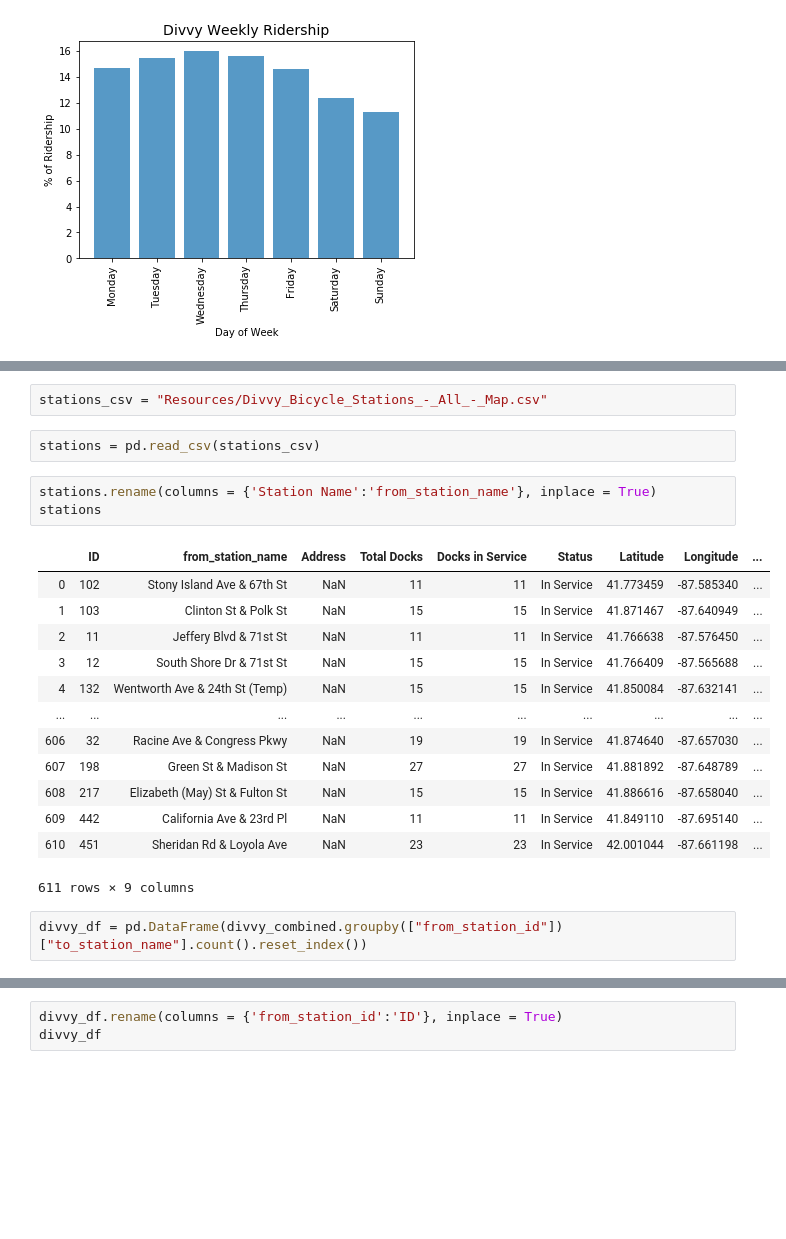
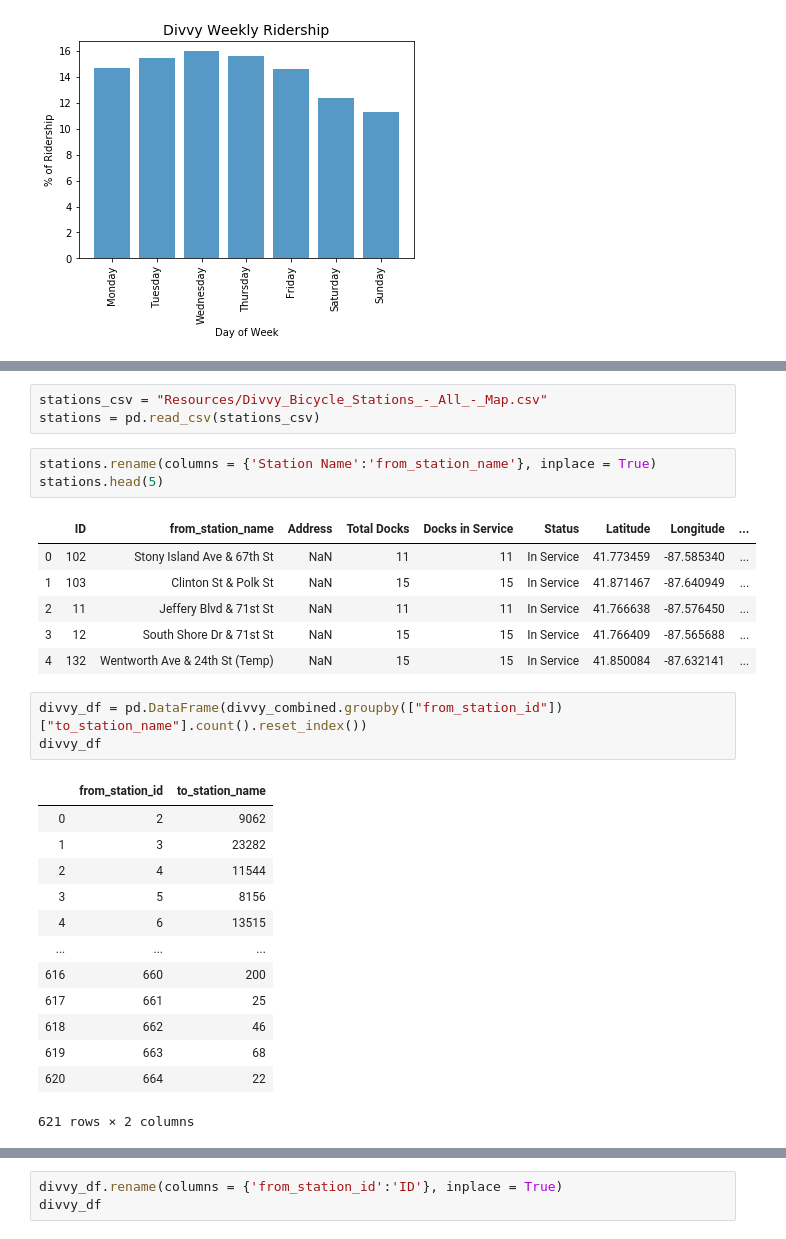
Before and after one commit to AlejandraRosa/Divvy_Project, a Jupyter notebook: Divvy_main.ipynb, the cells around one changed output, grey strips where cells are left out. Cells and saved outputs as stored; diff of their text form; blank space fills up the shorter version.

```diff
--- a/Divvy_main.ipynb
+++ b/Divvy_main.ipynb
@@ -272,24 +337,31 @@ plt.show
 <img src="Images/Divvy-bean.jpg" width="50%" height="50%">
 # %%
 stations_csv = "Resources/Divvy_Bicycle_Stations_-_All_-_Map.csv"
+stations = pd.read_csv(stations_csv)
-# %%
-stations = pd.read_csv(stations_csv)
 # %%
 stations.rename(columns = {'Station Name':'from_station_name'}, inplace = True)
-stations
+stations.head(5)
 # %% [output]
 |  | ID | from_station_name | Address | Total Docks | Docks in Service | Status | Latitude | Longitude | ... |
 | 0 | 102 | Stony Island Ave & 67th St | NaN | 11 | 11 | In Service | 41.773459 | -87.585340 | ... |
 | 1 | 103 | Clinton St & Polk St | NaN | 15 | 15 | In Service | 41.871467 | -87.640949 | ... |
 | 2 | 11 | Jeffery Blvd & 71st St | NaN | 11 | 11 | In Service | 41.766638 | -87.576450 | ... |
 | 3 | 12 | South Shore Dr & 71st St | NaN | 15 | 15 | In Service | 41.766409 | -87.565688 | ... |
 | 4 | 132 | Wentworth Ave & 24th St (Temp) | NaN | 15 | 15 | In Service | 41.850084 | -87.632141 | ... |
-| ... | ... | ... | ... | ... | ... | ... | ... | ... | ... |
-| 606 | 32 | Racine Ave & Congress Pkwy | NaN | 19 | 19 | In Service | 41.874640 | -87.657030 | ... |
-| 607 | 198 | Green St & Madison St | NaN | 27 | 27 | In Service | 41.881892 | -87.648789 | ... |
-| 608 | 217 | Elizabeth (May) St & Fulton St | NaN | 15 | 15 | In Service | 41.886616 | -87.658040 | ... |
-| 609 | 442 | California Ave & 23rd Pl | NaN | 11 | 11 | In Service | 41.849110 | -87.695140 | ... |
-| 610 | 451 | Sheridan Rd & Loyola Ave | NaN | 23 | 23 | In Service | 42.001044 | -87.661198 | ... |
-611 rows × 9 columns
 # %%
 divvy_df = pd.DataFrame(divvy_combined.groupby(["from_station_id"])["to_station_name"].count().reset_index())
+divvy_df
+# %% [output]
+|  | from_station_id | to_station_name |
+| 0 | 2 | 9062 |
+| 1 | 3 | 23282 |
+| 2 | 4 | 11544 |
+| 3 | 5 | 8156 |
+| 4 | 6 | 13515 |
+| ... | ... | ... |
+| 616 | 660 | 200 |
+| 617 | 661 | 25 |
+| 618 | 662 | 46 |
+| 619 | 663 | 68 |
+| 620 | 664 | 22 |
+621 rows × 2 columns
```
Also changed, not shown: parts of 35 cells of this notebook, 3 other files.
